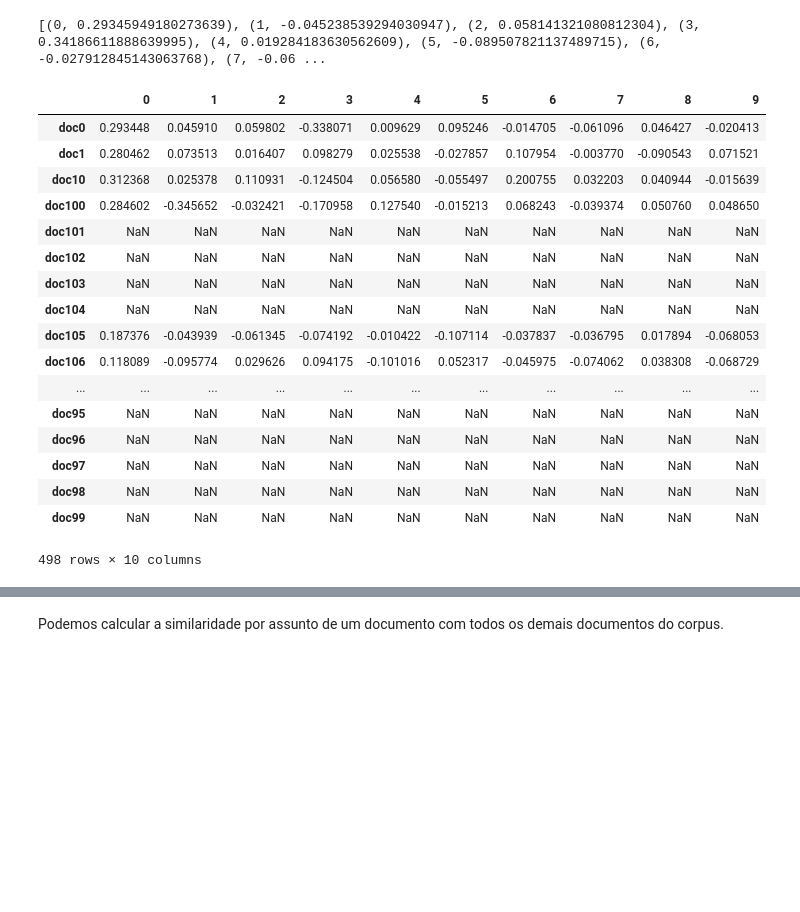
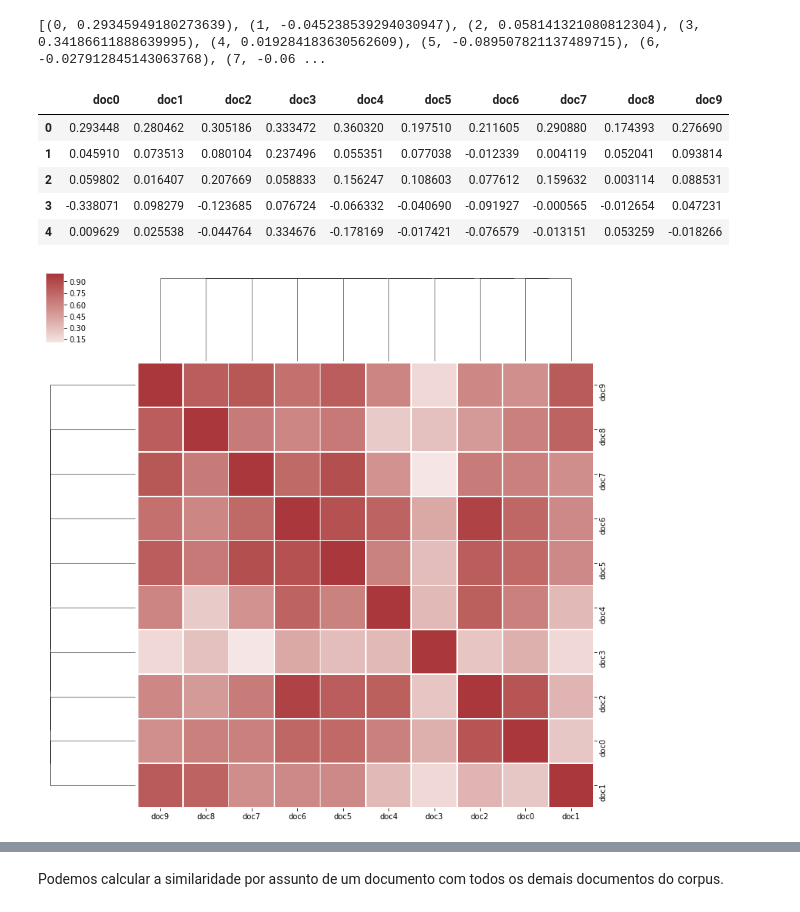
Before and after one commit to fccoelho/curso-IRI, a Jupyter notebook: Pratica 3 - Modelando assuntos.ipynb, the cells around one changed output, grey strips where cells are left out. Drawn from its saved outputs; the diff is of its cells as text; code cells hidden in the pictures; blank space fills up the shorter version.

```diff
--- a/Pratica 3 - Modelando assuntos.ipynb
+++ b/Pratica 3 - Modelando assuntos.ipynb
@@ -95,25 +95,19 @@ for doc  in corpus_lsi:
 # %% [output]
 [(0, 0.29345949180273639), (1, -0.045238539294030947), (2, 0.058141321080812304), (3, 0.34186611888639995), (4, 0.019284183630562609), (5, -0.089507821137489715), (6, -0.027912845143063768), (7, -0.06 ...
 # %%
-data = {'doc%s'%i: dict(doc) for i,doc in enumerate(corpus_lsi)}
-df = pd.DataFrame(data).T
-df
+data = {'doc%s'%i: dict(doc) for i,doc in enumerate(corpus_lsi[:10])}
+dfdoc = pd.DataFrame(data)
+dfdoc = dfdoc.fillna(0)
+dfdoc.head()
 # %% [output]
-|  | 0 | 1 | 2 | 3 | 4 | 5 | 6 | 7 | 8 | 9 |
-| doc0 | 0.293448 | 0.045910 | 0.059802 | -0.338071 | 0.009629 | 0.095246 | -0.014705 | -0.061096 | 0.046427 | -0.020413 |
-| doc1 | 0.280462 | 0.073513 | 0.016407 | 0.098279 | 0.025538 | -0.027857 | 0.107954 | -0.003770 | -0.090543 | 0.071521 |
-| doc10 | 0.312368 | 0.025378 | 0.110931 | -0.124504 | 0.056580 | -0.055497 | 0.200755 | 0.032203 | 0.040944 | -0.015639 |
-| doc100 | 0.284602 | -0.345652 | -0.032421 | -0.170958 | 0.127540 | -0.015213 | 0.068243 | -0.039374 | 0.050760 | 0.048650 |
-| doc101 | NaN | NaN | NaN | NaN | NaN | NaN | NaN | NaN | NaN | NaN |
-| doc102 | NaN | NaN | NaN | NaN | NaN | NaN | NaN | NaN | NaN | NaN |
-| doc103 | NaN | NaN | NaN | NaN | NaN | NaN | NaN | NaN | NaN | NaN |
-| doc104 | NaN | NaN | NaN | NaN | NaN | NaN | NaN | NaN | NaN | NaN |
-| doc105 | 0.187376 | -0.043939 | -0.061345 | -0.074192 | -0.010422 | -0.107114 | -0.037837 | -0.036795 | 0.017894 | -0.068053 |
-| doc106 | 0.118089 | -0.095774 | 0.029626 | 0.094175 | -0.101016 | 0.052317 | -0.045975 | -0.074062 | 0.038308 | -0.068729 |
-| ... | ... | ... | ... | ... | ... | ... | ... | ... | ... | ... |
-| doc95 | NaN | NaN | NaN | NaN | NaN | NaN | NaN | NaN | NaN | NaN |
-| doc96 | NaN | NaN | NaN | NaN | NaN | NaN | NaN | NaN | NaN | NaN |
-| doc97 | NaN | NaN | NaN | NaN | NaN | NaN | NaN | NaN | NaN | NaN |
-| doc98 | NaN | NaN | NaN | NaN | NaN | NaN | NaN | NaN | NaN | NaN |
-| doc99 | NaN | NaN | NaN | NaN | NaN | NaN | NaN | NaN | NaN | NaN |
+|  | doc0 | doc1 | doc2 | doc3 | doc4 | doc5 | doc6 | doc7 | doc8 | doc9 |
+| 0 | 0.293448 | 0.280462 | 0.305186 | 0.333472 | 0.360320 | 0.197510 | 0.211605 | 0.290880 | 0.174393 | 0.276690 |
+| 1 | 0.045910 | 0.073513 | 0.080104 | 0.237496 | 0.055351 | 0.077038 | -0.012339 | 0.004119 | 0.052041 | 0.093814 |
+| 2 | 0.059802 | 0.016407 | 0.207669 | 0.058833 | 0.156247 | 0.108603 | 0.077612 | 0.159632 | 0.003114 | 0.088531 |
+| 3 | -0.338071 | 0.098279 | -0.123685 | 0.076724 | -0.066332 | -0.040690 | -0.091927 | -0.000565 | -0.012654 | 0.047231 |
+| 4 | 0.009629 | 0.025538 | -0.044764 | 0.334676 | -0.178169 | -0.017421 | -0.076579 | -0.013151 | 0.053259 | -0.018266 |
-498 rows × 10 columns
+# %%
+sns.clustermap(dfdoc.corr(), center=0, cmap="vlag", metric='hamming',
+               linewidths=.75, figsize=(13, 13));
+# %% [output]
+[figure, added]
```
Also changed, not shown: parts of 5 cells of this notebook, 1 other file.
